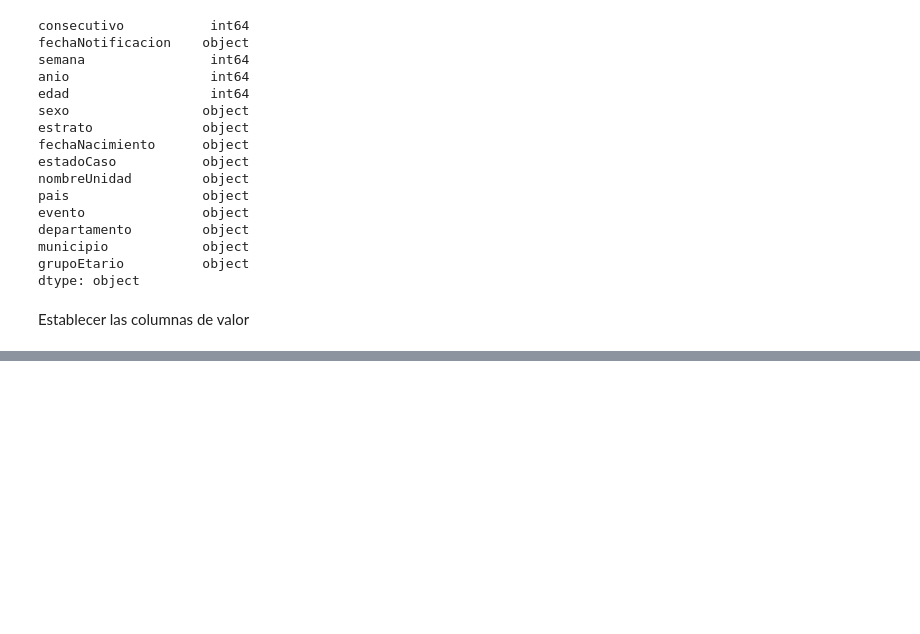
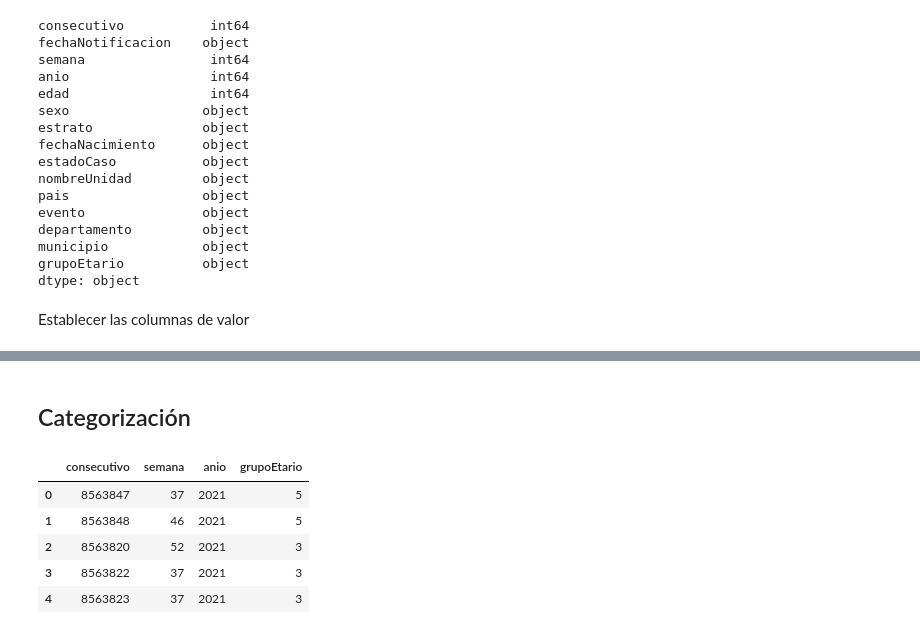
Before and after one commit to MarcoSuarezECCI/SeminarioBigData, a Jupyter notebook: AI_Prediccion.ipynb, the cells around one changed output, grey strips where cells are left out. Drawn from its saved outputs; the diff is of its cells as text; code cells hidden in the pictures; blank space fills up the shorter version.

```diff
--- a/AI_Prediccion.ipynb
+++ b/AI_Prediccion.ipynb
@@ -69,0 +95,14 @@ datacc.head()
+# %% [markdown]
+## Categorización
+# %%
+datacc['grupoEtario'] = datacc['grupoEtario'].astype('category')
+datacc.dtypes
+datacc['grupoEtario']  = pd.Categorical(datacc['grupoEtario']).codes
+datacc.head()
+# %% [output]
+|  | consecutivo | semana | anio | grupoEtario |
+| 0 | 8563847 | 37 | 2021 | 5 |
+| 1 | 8563848 | 46 | 2021 | 5 |
+| 2 | 8563820 | 52 | 2021 | 3 |
+| 3 | 8563822 | 37 | 2021 | 3 |
+| 4 | 8563823 | 37 | 2021 | 3 |
```
Also changed, not shown: parts of 6 cells of this notebook.
